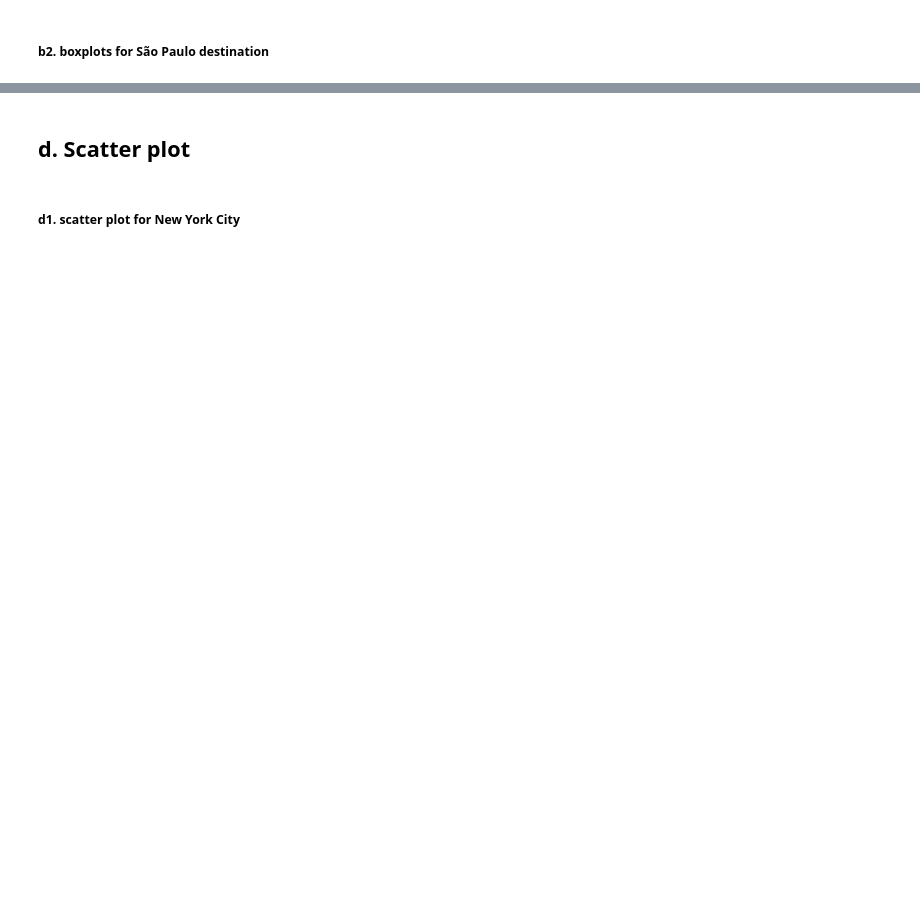
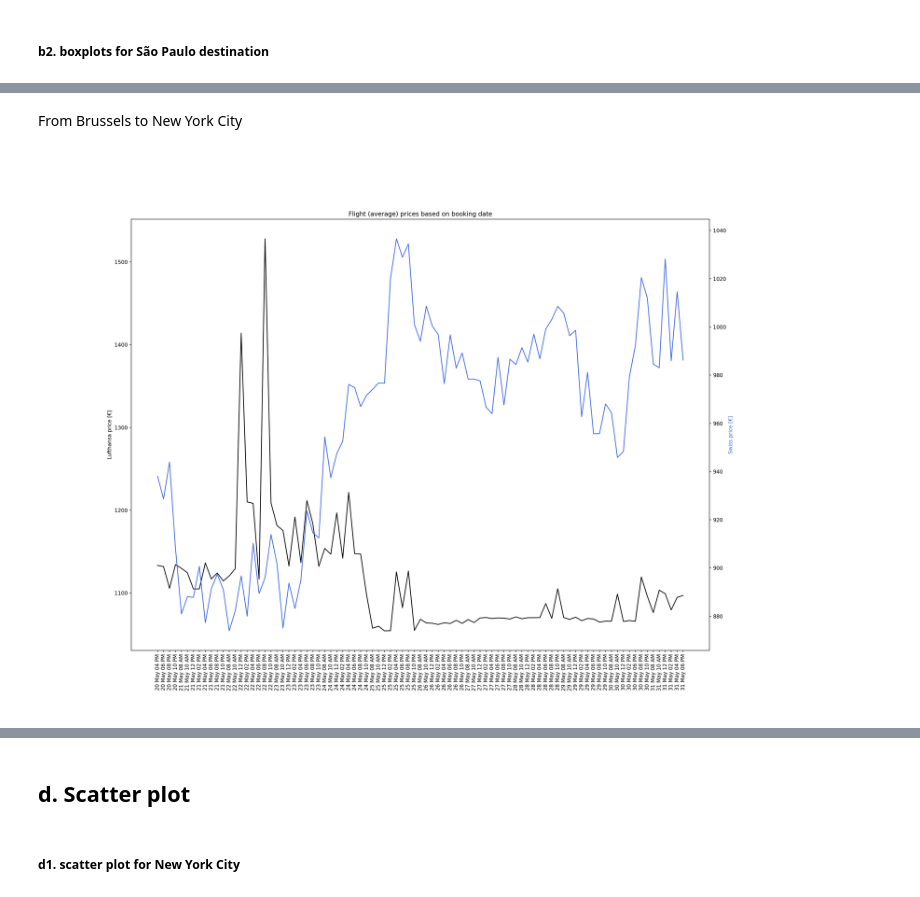
Before and after one commit to adelindonesia/project, a Jupyter notebook: second_version/data_cleaning/data_visualization2.ipynb, the cells around one changed output, grey strips where cells are left out. Saved outputs shown, nothing was run; the diff lists cells and outputs as text; code cells hidden in the pictures; blank space fills up the shorter version.

```diff
--- a/second_version/data_cleaning/data_visualization2.ipynb
+++ b/second_version/data_cleaning/data_visualization2.ipynb
@@ -283,0 +277,29 @@ plt.title('Flight (average) prices based on booking date');
+# %%
+def lineplot_time(dataset):
+    lineplot = dataset.groupby(['out_airline_company','date'])['ticket_price'].agg(['min','mean','max'])
+    lineplot = lineplot.reset_index()
+    lineplot['date'] = lineplot['date'].dt.strftime('%d %b %I %p')
+
+    date= lineplot[lineplot.out_airline_company == 'Lufthansa']['date'].tolist()
+    price_lufthansa = lineplot[lineplot.out_airline_company == 'Lufthansa']['mean'].tolist()
+    price_swiss = lineplot[lineplot.out_airline_company == 'Swiss']['mean'].tolist()
+
+    # lineplot
+    fig, ax1 = plt.subplots(figsize = (20,15))
+
+    ax1.plot(date, price_lufthansa, color = 'k')
+    plt.xticks(rotation=90)
+    ax1.set_ylabel("Lufthansa price [€]", color = 'k')
+
+    ax2 = ax1.twinx()
+    ax2.plot(date, price_swiss, color = "royalblue")
+    ax2.set_ylabel("Swiss price [€]", color = "royalblue")
+
+    plt.xticks(rotation=90)
+    plt.title('Flight (average) prices based on booking date');
+# %% [markdown]
+From Brussels to New York City
+# %%
+lineplot_time(dataset=nyc)
+# %% [output]
+[figure, added]
```
Also changed, not shown: parts of 55 cells of this notebook.
